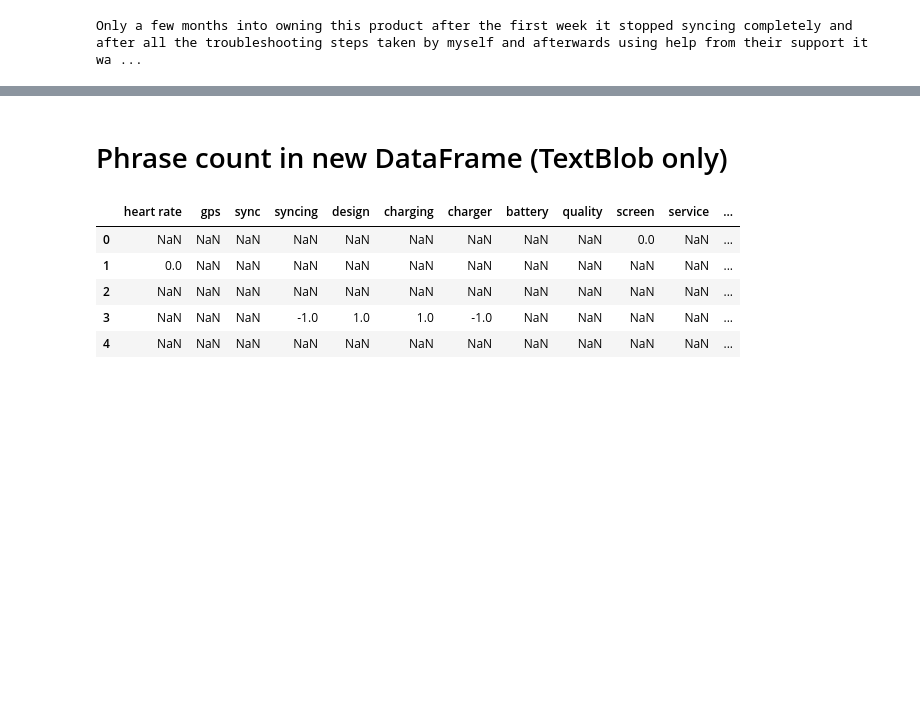
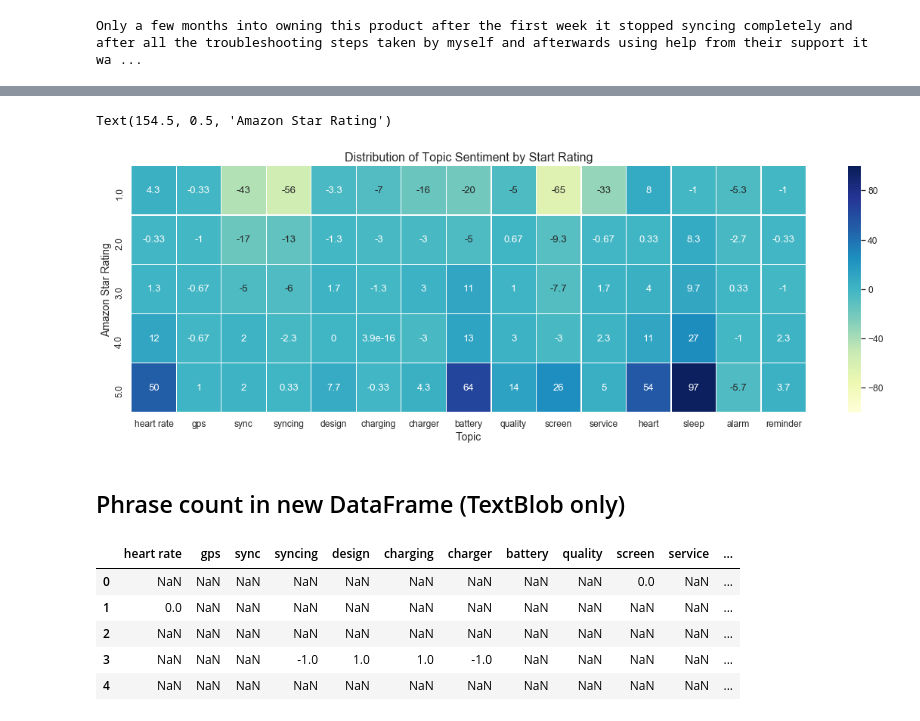
Before and after one commit to deeplearnersatgmrit/Amazon-Reviews, a Jupyter notebook: Charge_3_ABSA.ipynb, the cells around one changed output, grey strips where cells are left out. Cells and saved outputs as stored; diff of their text form; code cells hidden in the pictures; blank space fills up the shorter version.

```diff
--- a/Charge_3_ABSA.ipynb
+++ b/Charge_3_ABSA.ipynb
@@ -233,0 +197,3 @@ compound: 0.6908, neg: 0.0, neu: 0.814, pos: 0.186,
+# %%
+#create a dataframe with our phrases as columns, to keep count of sentiment
+phrase_df = pd.DataFrame(columns=terms)
@@ -234,4 +312,15 @@ compound: 0.6908, neg: 0.0, neu: 0.814, pos: 0.186,
+# %%
+sns.set(font_scale=1.1)
+fig, ax = plt.subplots(figsize = (20,6))
+sns.heatmap(df_concat.groupby('stars').sum().iloc[:, 2:], vmin=-100, vmax=100,
+            annot=True, linewidths=0.3, cmap='YlGnBu')
+plt.title('Distribution of Topic Sentiment by Start Rating', fontsize=16)
+plt.xlabel('Topic', fontsize=14)
+plt.ylabel('Amazon Star Rating', fontsize=14)
+# %% [output]
+Text(154.5, 0.5, 'Amazon Star Rating')
+[figure, added]
 # %% [markdown]
-# Phrase count in new DataFrame (TextBlob only)
+## Phrase count in new DataFrame (TextBlob only)
 # %%
 #create a dataframe with our phrases as columns, to keep count of sentiment
```
Also changed, not shown: parts of 37 cells of this notebook.
